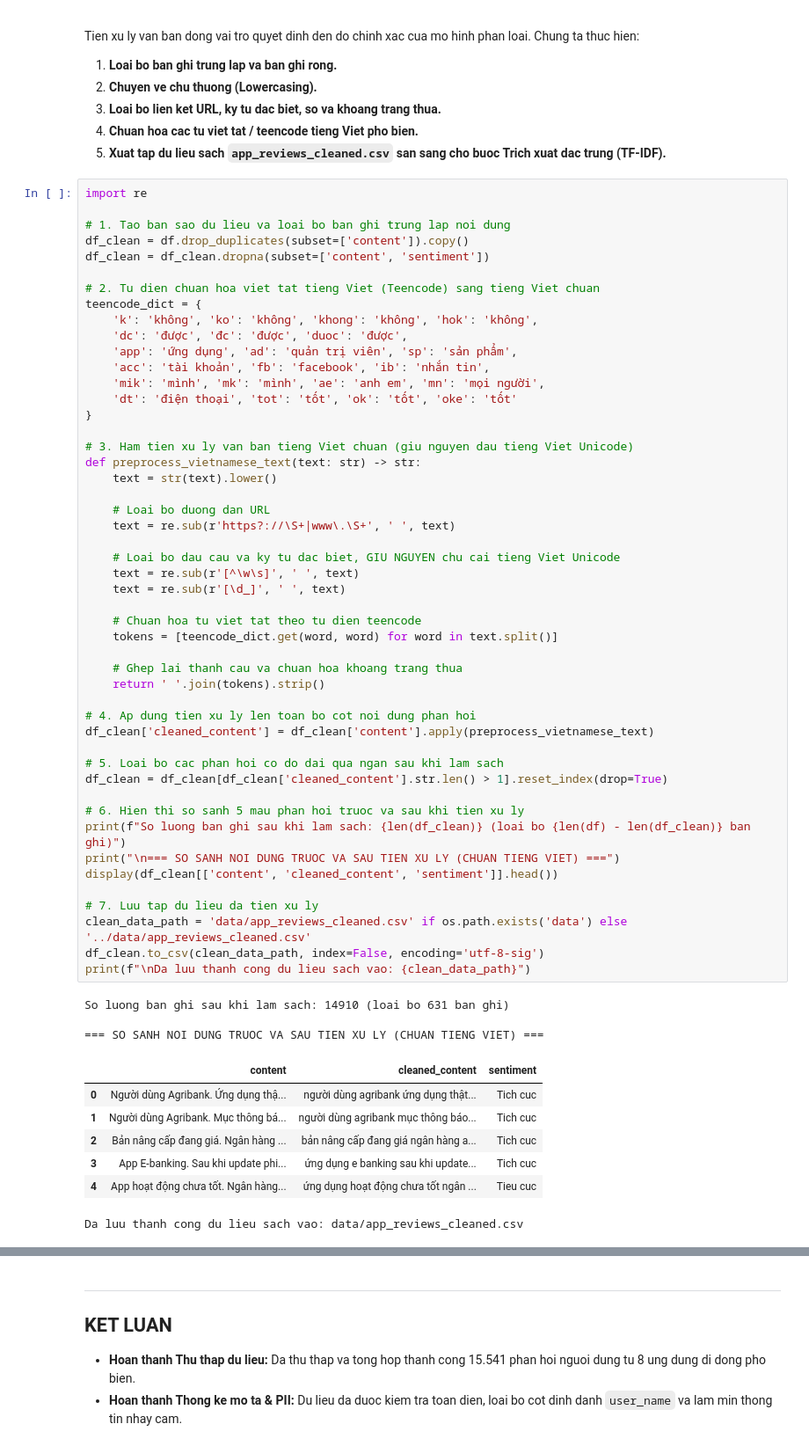
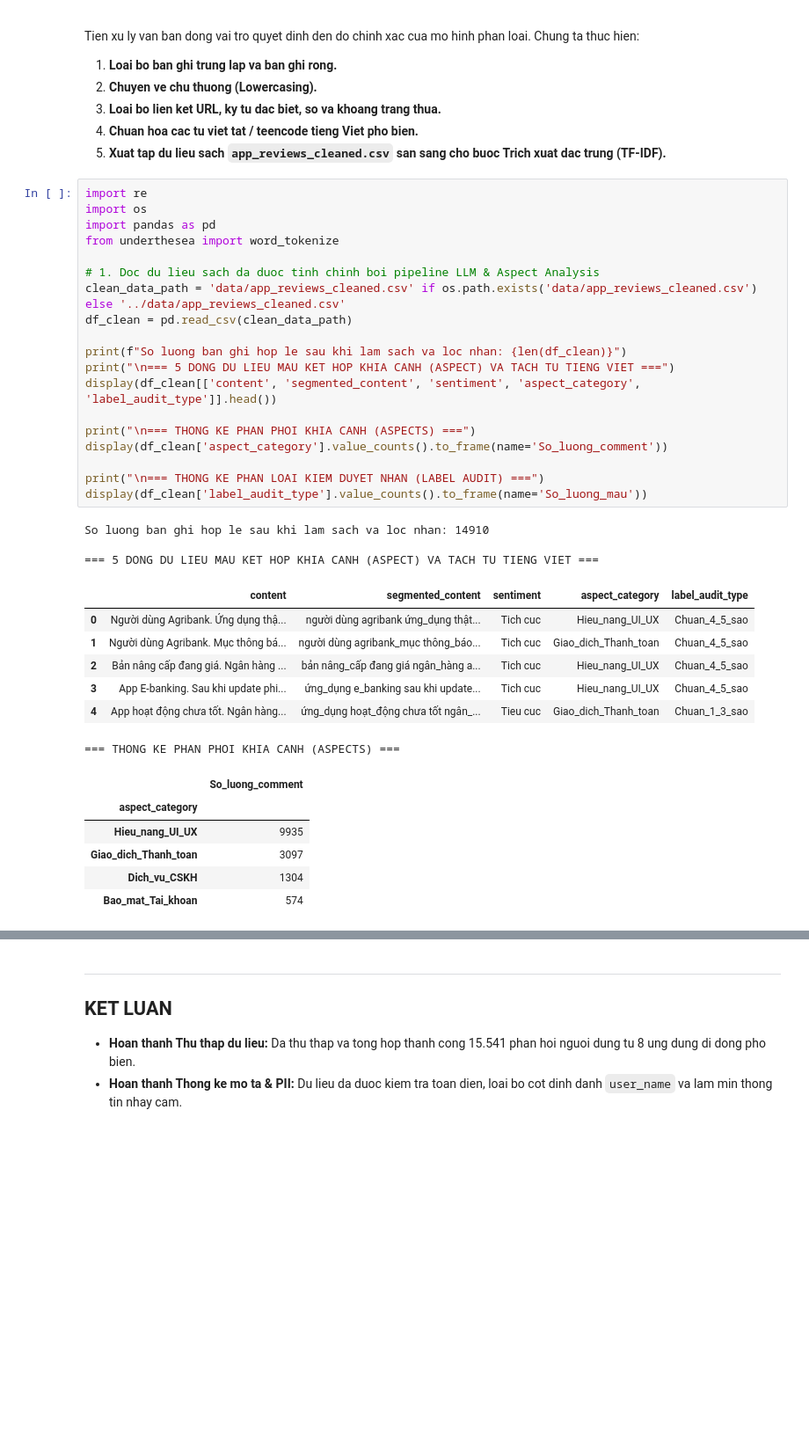
Before and after one commit to sonle-dev/NLP-Mobile-App-Sentiment-Analysis, a Jupyter notebook: du_an_hoc_may_nhom_12.ipynb, the cells around one changed output, grey strips where cells are left out. Shown at 88% size. Drawn from its saved outputs; the diff is of its cells as text; blank space fills up the shorter version.

```diff
--- a/du_an_hoc_may_nhom_12.ipynb
+++ b/du_an_hoc_may_nhom_12.ipynb
@@ -267,61 +265,37 @@ Tien xu ly van ban dong vai tro quyet dinh den do chinh xac cua mo hinh phan loa
 5. **Xuat tap du lieu sach `app_reviews_cleaned.csv` san sang cho buoc Trich xuat dac trung (TF-IDF).**
 # %%
 import re
+import os
+import pandas as pd
+from underthesea import word_tokenize
 
-# 1. Tao ban sao du lieu va loai bo ban ghi trung lap noi dung
-df_clean = df.drop_duplicates(subset=['content']).copy()
-df_clean = df_clean.dropna(subset=['content', 'sentiment'])
+# 1. Doc du lieu sach da duoc tinh chinh boi pipeline LLM & Aspect Analysis
+clean_data_path = 'data/app_reviews_cleaned.csv' if os.path.exists('data/app_reviews_cleaned.csv') else '../data/app_reviews_cleaned.csv'
+df_clean = pd.read_csv(clean_data_path)
 
-# 2. Tu dien chuan hoa viet tat tieng Viet (Teencode) sang tieng Viet chuan
-teencode_dict = {
-    'k': 'không', 'ko': 'không', 'khong': 'không', 'hok': 'không',
-    'dc': 'được', 'đc': 'được', 'duoc': 'được',
-    'app': 'ứng dụng', 'ad': 'quản trị viên', 'sp': 'sản phẩm',
-    'acc': 'tài khoản', 'fb': 'facebook', 'ib': 'nhắn tin',
-    'mik': 'mình', 'mk': 'mình', 'ae': 'anh em', 'mn': 'mọi người',
-    'dt': 'điện thoại', 'tot': 'tốt', 'ok': 'tốt', 'oke': 'tốt'
-}
+print(f"So luong ban ghi hop le sau khi lam sach va loc nhan: {len(df_clean)}")
+print("\n=== 5 DONG DU LIEU MAU KET HOP KHIA CANH (ASPECT) VA TACH TU TIENG VIET ===")
+display(df_clean[['content', 'segmented_content', 'sentiment', 'aspect_category', 'label_audit_type']].head())
 
-# 3. Ham tien xu ly van ban tieng Viet chuan (giu nguyen dau tieng Viet Unicode)
-def preprocess_vietnamese_text(text: str) -> str:
-    text = str(text).lower()
+print("\n=== THONG KE PHAN PHOI KHIA CANH (ASPECTS) ===")
+display(df_clean['aspect_category'].value_counts().to_frame(name='So_luong_comment'))
 
-    # Loai bo duong dan URL
-    text = re.sub(r'https?://\S+|www\.\S+', ' ', text)
-
-    # Loai bo dau cau va ky tu dac biet, GIU NGUYEN chu cai tieng Viet Unicode
-    text = re.sub(r'[^\w\s]', ' ', text)
-    text = re.sub(r'[\d_]', ' ', text)
-
-    # Chuan hoa tu viet tat theo tu dien teencode
-    tokens = [teencode_dict.get(word, word) for word in text.split()]
-
-    # Ghep lai thanh cau va chuan hoa khoang trang thua
-    return ' '.join(tokens).strip()
-
-# 4. Ap dung tien xu ly len toan bo cot noi dung phan hoi
-df_clean['cleaned_content'] = df_clean['content'].apply(preprocess_vietnamese_text)
-
-# 5. Loai bo cac phan hoi co do dai qua ngan sau khi lam sach
-df_clean = df_clean[df_clean['cleaned_content'].str.len() > 1].reset_index(drop=True)
-
-# 6. Hien thi so sanh 5 mau phan hoi truoc va sau khi tien xu ly
-print(f"So luong ban ghi sau khi lam sach: {len(df_clean)} (loai bo {len(df) - len(df_clean)} ban ghi)")
-print("\n=== SO SANH NOI DUNG TRUOC VA SAU TIEN XU LY (CHUAN TIENG VIET) ===")
-display(df_clean[['content', 'cleaned_content', 'sentiment']].head())
-
-# 7. Luu tap du lieu da tien xu ly
-clean_data_path = 'data/app_reviews_cleaned.csv' if os.path.exists('data') else '../data/app_reviews_cleaned.csv'
-df_clean.to_csv(clean_data_path, index=False, encoding='utf-8-sig')
-print(f"\nDa luu thanh cong du lieu sach vao: {clean_data_path}")
+print("\n=== THONG KE PHAN LOAI KIEM DUYET NHAN (LABEL AUDIT) ===")
+display(df_clean['label_audit_type'].value_counts().to_frame(name='So_luong_mau'))
 # %% [output]
-So luong ban ghi sau khi lam sach: 14910 (loai bo 631 ban ghi)
+So luong ban ghi hop le sau khi lam sach va loc nhan: 14910
 
-=== SO SANH NOI DUNG TRUOC VA SAU TIEN XU LY (CHUAN TIENG VIET) ===
+=== 5 DONG DU LIEU MAU KET HOP KHIA CANH (ASPECT) VA TACH TU TIENG VIET ===
-|  | content | cleaned_content | sentiment |
-| 0 | Người dùng Agribank. Ứng dụng thậ... | người dùng agribank ứng dụng thật... | Tich cuc |
-| 1 | Người dùng Agribank. Mục thông bá... | người dùng agribank mục thông báo... | Tich cuc |
-| 2 | Bản nâng cấp đang giá. Ngân hàng ... | bản nâng cấp đang giá ngân hàng a... | Tich cuc |
-| 3 | App E-banking. Sau khi update phi... | ứng dụng e banking sau khi update... | Tich cuc |
-| 4 | App hoạt động chưa tốt. Ngân hàng... | ứng dụng hoạt động chưa tốt ngân ... | Tieu cuc |
+|  | content | segmented_content | sentiment | aspect_category | label_audit_type |
+| 0 | Người dùng Agribank. Ứng dụng thậ... | người dùng agribank ứng_dụng thật... | Tich cuc | Hieu_nang_UI_UX | Chuan_4_5_sao |
+| 1 | Người dùng Agribank. Mục thông bá... | người dùng agribank_mục thông_báo... | Tich cuc | Giao_dich_Thanh_toan | Chuan_4_5_sao |
+| 2 | Bản nâng cấp đang giá. Ngân hàng ... | bản nâng_cấp đang giá ngân_hàng a... | Tich cuc | Hieu_nang_UI_UX | Chuan_4_5_sao |
+| 3 | App E-banking. Sau khi update phi... | ứng_dụng e_banking sau khi update... | Tich cuc | Hieu_nang_UI_UX | Chuan_4_5_sao |
+| 4 | App hoạt động chưa tốt. Ngân hàng... | ứng_dụng hoạt_động chưa tốt ngân_... | Tieu cuc | Giao_dich_Thanh_toan | Chuan_1_3_sao |
-Da luu thanh cong du lieu sach vao: data/app_reviews_cleaned.csv
+=== THONG KE PHAN PHOI KHIA CANH (ASPECTS) ===
+|  | So_luong_comment |
+| aspect_category |  |
+| Hieu_nang_UI_UX | 9935 |
+| Giao_dich_Thanh_toan | 3097 |
+| Dich_vu_CSKH | 1304 |
+| Bao_mat_Tai_khoan | 574 |
```
Also changed, not shown: parts of 10 cells of this notebook, 10 other files.
